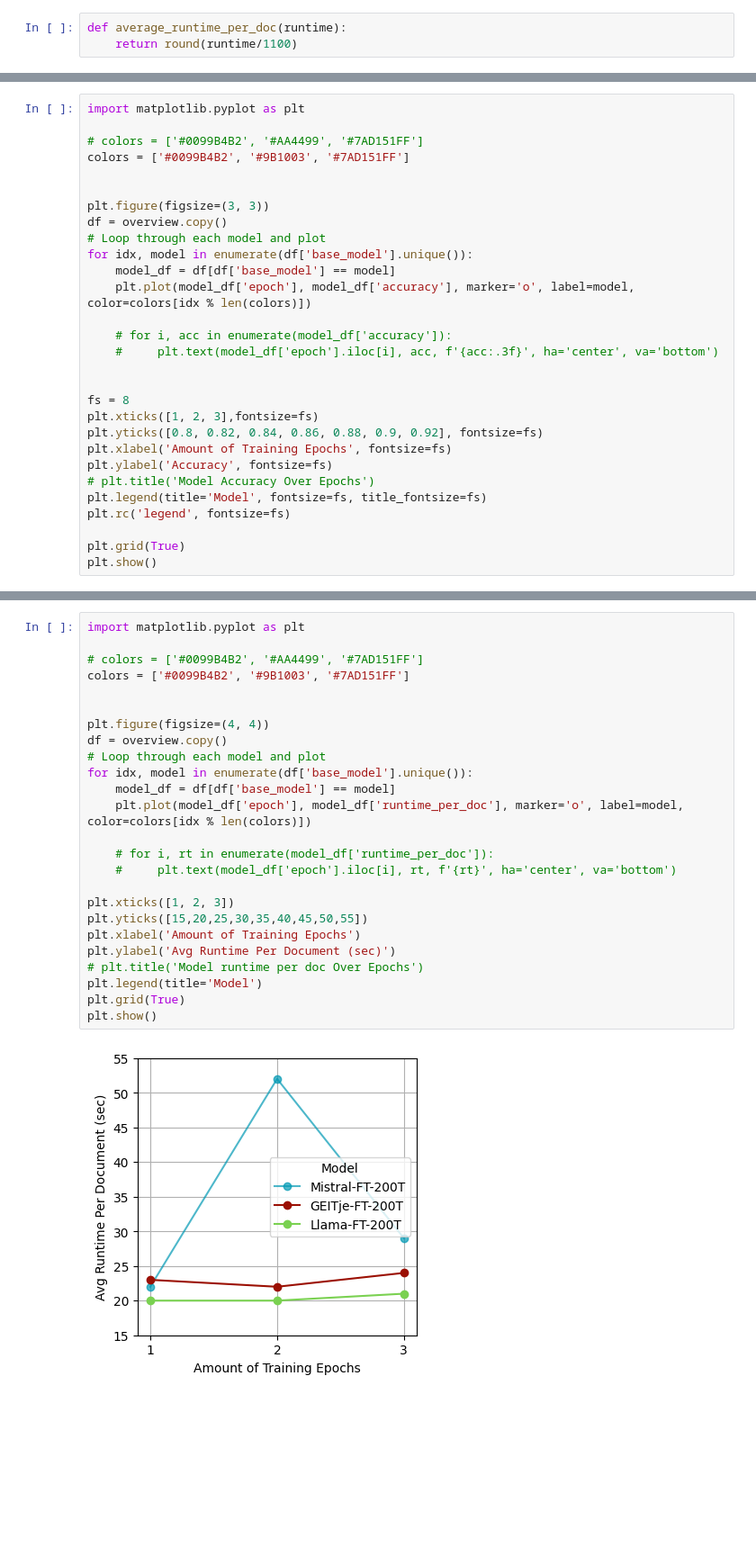
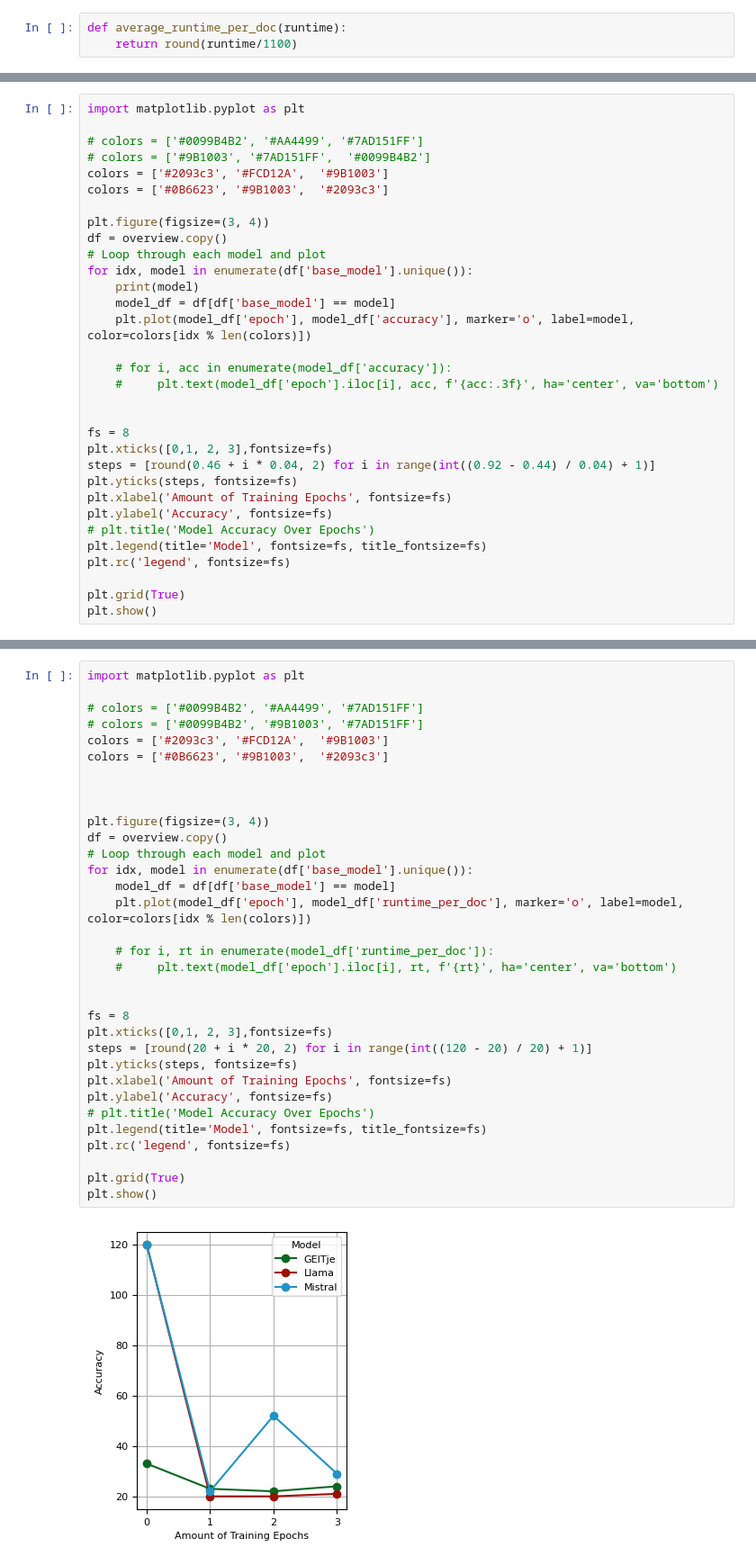
Before and after one commit to Amsterdam-Internships/document-classification-using-large-language-models, a Jupyter notebook: notebooks/9plot.ipynb, the cells around one changed output, grey strips where cells are left out. Shown at 90% size. Saved outputs shown, nothing was run; the diff lists cells and outputs as text; blank space fills up the shorter version.

```diff
--- a/notebooks/9plot.ipynb
+++ b/notebooks/9plot.ipynb
@@ -58,13 +71,15 @@ overview['runtime_per_doc'] = overview['runtime'].apply(average_runtime_per_doc)
 import matplotlib.pyplot as plt
 
 # colors = ['#0099B4B2', '#AA4499', '#7AD151FF']
-colors = ['#0099B4B2', '#9B1003', '#7AD151FF']
+# colors = ['#9B1003', '#7AD151FF',  '#0099B4B2']
+colors = ['#2093c3', '#FCD12A',  '#9B1003']
+colors = ['#0B6623', '#9B1003',  '#2093c3']
 
-
-plt.figure(figsize=(3, 3))
+plt.figure(figsize=(3, 4))
 df = overview.copy()
 # Loop through each model and plot
 for idx, model in enumerate(df['base_model'].unique()):
+    print(model)
     model_df = df[df['base_model'] == model]
     plt.plot(model_df['epoch'], model_df['accuracy'], marker='o', label=model, color=colors[idx % len(colors)])
 
@@ -73,8 +88,9 @@ for idx, model in enumerate(df['base_model'].unique()):
 
 
 fs = 8
-plt.xticks([1, 2, 3],fontsize=fs)
-plt.yticks([0.8, 0.82, 0.84, 0.86, 0.88, 0.9, 0.92], fontsize=fs)
+plt.xticks([0,1, 2, 3],fontsize=fs)
+steps = [round(0.46 + i * 0.04, 2) for i in range(int((0.92 - 0.44) / 0.04) + 1)]
+plt.yticks(steps, fontsize=fs)
 plt.xlabel('Amount of Training Epochs', fontsize=fs)
 plt.ylabel('Accuracy', fontsize=fs)
 # plt.title('Model Accuracy Over Epochs')
@@ -88,27 +107,35 @@ plt.show()
 # %%
 import matplotlib.pyplot as plt
 
 # colors = ['#0099B4B2', '#AA4499', '#7AD151FF']
-colors = ['#0099B4B2', '#9B1003', '#7AD151FF']
+# colors = ['#0099B4B2', '#9B1003', '#7AD151FF']
+colors = ['#2093c3', '#FCD12A',  '#9B1003']
+colors = ['#0B6623', '#9B1003',  '#2093c3']
 
 
-plt.figure(figsize=(4, 4))
+
+plt.figure(figsize=(3, 4))
 df = overview.copy()
 # Loop through each model and plot
 for idx, model in enumerate(df['base_model'].unique()):
     model_df = df[df['base_model'] == model]
     plt.plot(model_df['epoch'], model_df['runtime_per_doc'], marker='o', label=model, color=colors[idx % len(colors)])
 
     # for i, rt in enumerate(model_df['runtime_per_doc']):
     #     plt.text(model_df['epoch'].iloc[i], rt, f'{rt}', ha='center', va='bottom')
 
-plt.xticks([1, 2, 3])
-plt.yticks([15,20,25,30,35,40,45,50,55])
-plt.xlabel('Amount of Training Epochs')
-plt.ylabel('Avg Runtime Per Document (sec)')
-# plt.title('Model runtime per doc Over Epochs')
-plt.legend(title='Model')
+
+fs = 8
+plt.xticks([0,1, 2, 3],fontsize=fs)
+steps = [round(20 + i * 20, 2) for i in range(int((120 - 20) / 20) + 1)]
+plt.yticks(steps, fontsize=fs)
+plt.xlabel('Amount of Training Epochs', fontsize=fs)
+plt.ylabel('Accuracy', fontsize=fs)
+# plt.title('Model Accuracy Over Epochs')
+plt.legend(title='Model', fontsize=fs, title_fontsize=fs)
+plt.rc('legend', fontsize=fs)
+
 plt.grid(True)
 plt.show()
 # %% [output]
-[figure, old version]
+[figure, new version]
```
Also changed, not shown: parts of 2 cells of this notebook, 1 other file.
